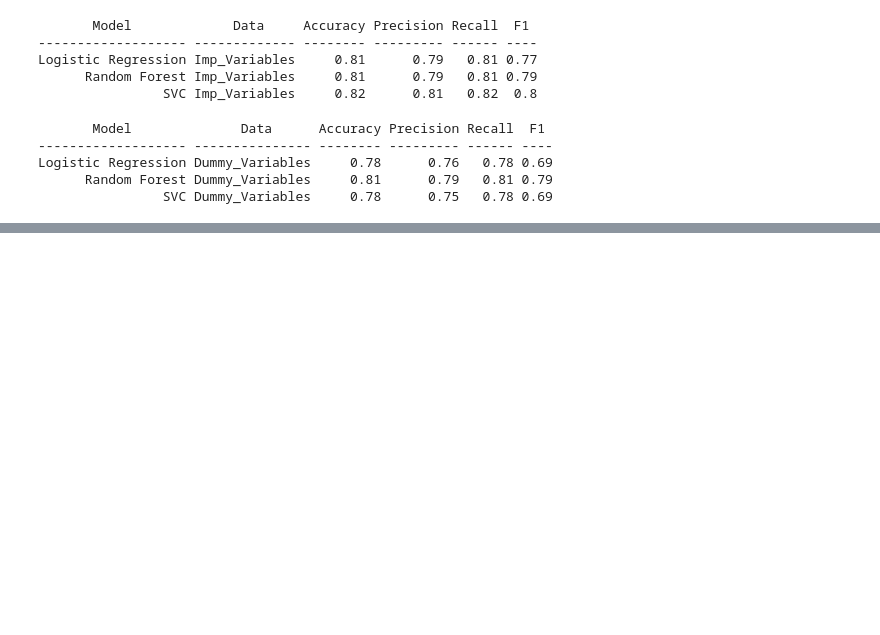
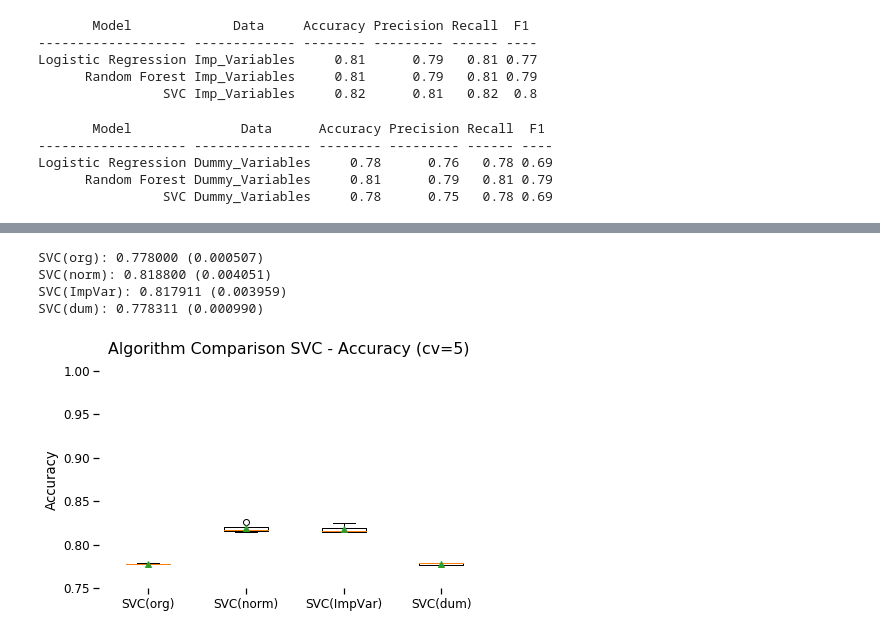
Before and after one commit to guptaaxita/CreditOne_Defaults_Prediction, a Jupyter notebook: CreditCard_Defaults_Analysis.ipynb, the cells around one changed output, grey strips where cells are left out. Drawn from its saved outputs; the diff is of its cells as text; code cells hidden in the pictures; blank space fills up the shorter version.

```diff
--- a/CreditCard_Defaults_Analysis.ipynb
+++ b/CreditCard_Defaults_Analysis.ipynb
@@ -1656,0 +1790,61 @@ Logistic Regression Dummy_Variables     0.78      0.76   0.78 0.69
+# %%
+# Append different models
+models = []
+
+# Logistic Regression
+models.append(('SVC(org)' , SVC(C=1.0, kernel='rbf', degree=3,  gamma='auto', random_state = 123) , 'Org'))
+
+models.append(('SVC(norm)', SVC(C=1.0, kernel='rbf', degree=3,  gamma='auto', random_state = 123), 'Norm'))
+
+models.append(('SVC(ImpVar)', SVC(C=1.0, kernel='rbf', degree=3,  gamma='auto', random_state = 123), 'ImpVar'))
+
+models.append(('SVC(dum)', SVC(C=1.0, kernel='rbf', degree=3,  gamma='auto', random_state = 123), 'Dum'))
+
+# Evaluate each model
+results = []
+names = []
+scoring = 'accuracy'
+
+for name, model, Std in models:
+    if Std == 'Norm':
+        cv_results = cross_val_score(model, x_tra , np.ravel(y_tra), cv=5, scoring=scoring)
+        results.append(cv_results)
+        names.append(name)
+        msg = "%s: %f (%f)" % (name, cv_results.mean(), cv_results.std())
+        print(msg)
+    elif Std == 'Org':
+        cv_results = cross_val_score(model, x_train , np.ravel(y_train) , cv=5, scoring=scoring)
+        results.append(cv_results)
+        names.append(name)
+        msg = "%s: %f (%f)" % (name, cv_results.mean(), cv_results.std())
+        print(msg)
+    elif Std == 'ImpVar':
+        cv_results = cross_val_score(model, x_tra_imp , np.ravel(y_tra_imp) , cv=5, scoring=scoring)
+        results.append(cv_results)
+        names.append(name)
+        msg = "%s: %f (%f)" % (name, cv_results.mean(), cv_results.std())
+        print(msg)
+    else:
+        cv_results = cross_val_score(model, x_tra_dum, np.ravel(y_tra_dum), cv=5, scoring=scoring)
+        results.append(cv_results)
+        names.append(name)
+        msg = "%s: %f (%f)" % (name, cv_results.mean(), cv_results.std())
+        print(msg)
+# %% [output]
+SVC(org): 0.778000 (0.000507)
+SVC(norm): 0.818800 (0.004051)
+SVC(ImpVar): 0.817911 (0.003959)
+SVC(dum): 0.778311 (0.000990)
+# %%
+fig = pyplot.figure(figsize=(7,4))
+sns.set_context('notebook', font_scale=1.1)
+fig.suptitle('Algorithm Comparison SVC - Accuracy (cv=5)')
+ax = fig.add_subplot(111)
+pyplot.boxplot(results, showmeans=True)
+ax.set_xticklabels(names)
+ax.set_ylabel('Accuracy')
+ax.set_ylim([0.75,1])
+plt.box(False)
+plt.savefig('ImageName', format='png', dpi=200, transparent=True);
+# %% [output]
+[figure, added]
```
Also changed, not shown: parts of 11 cells of this notebook.
